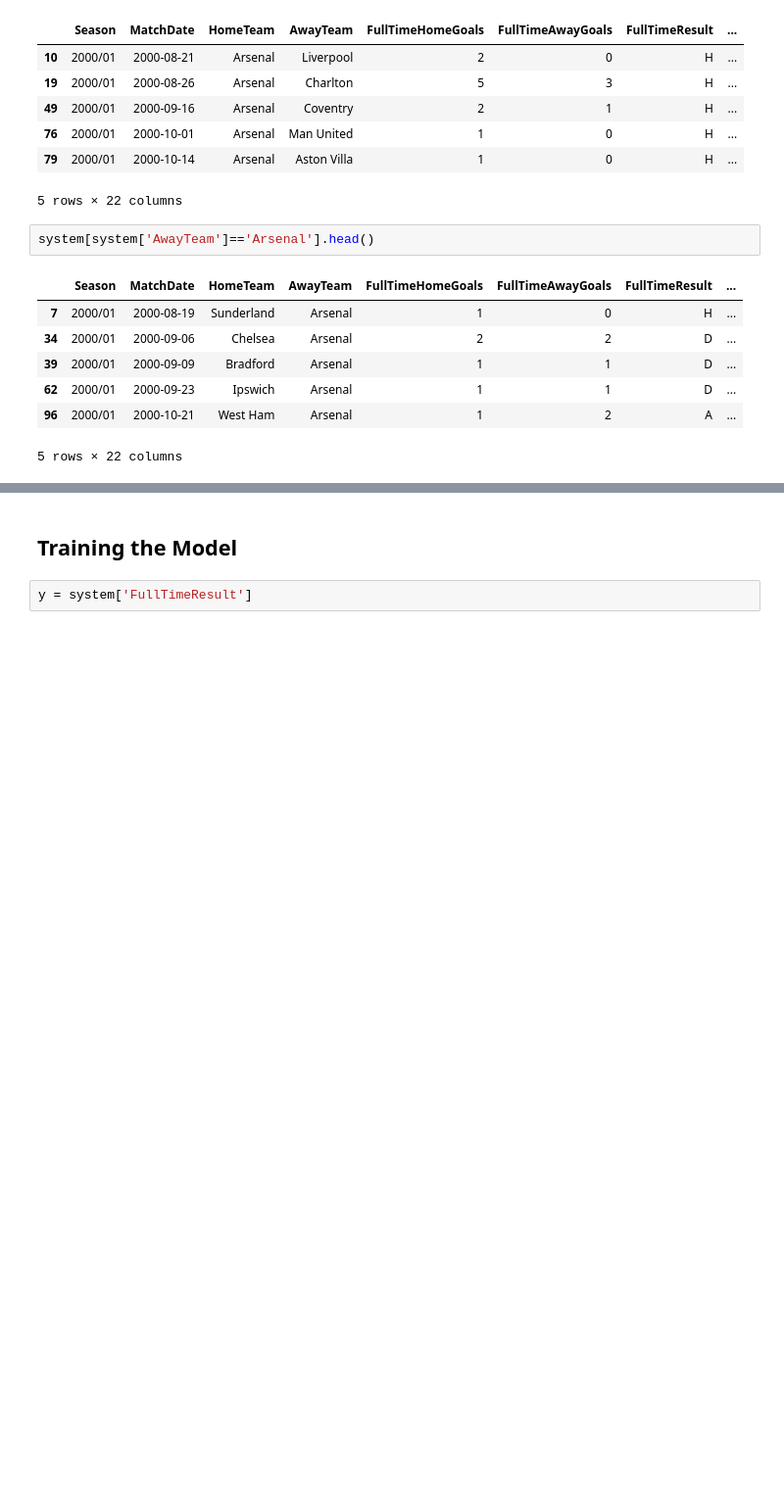
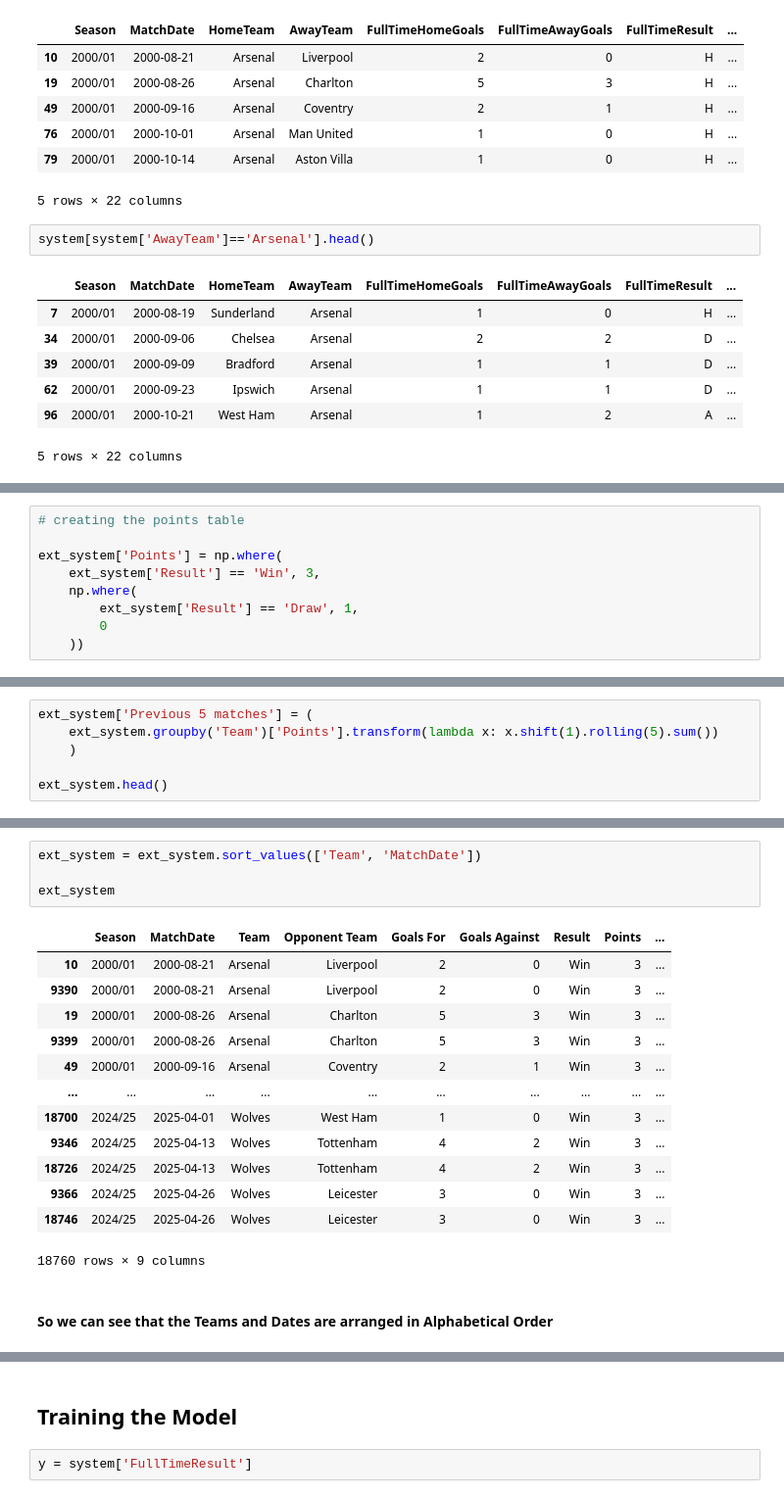
Before and after one commit to nemo-code-ai/epl-prediction-system, a Jupyter notebook: src/epl_prediction_system/system.ipynb, the cells around one changed output, grey strips where cells are left out. Shown at 98% size. Saved outputs shown, nothing was run; the diff lists cells and outputs as text; blank space fills up the shorter version.

```diff
--- a/src/epl_prediction_system/system.ipynb
+++ b/src/epl_prediction_system/system.ipynb
@@ -136,0 +258,9 @@ system[system['AwayTeam']=='Arsenal'].head()
+# %%
+# creating the points table
+
+ext_system['Points'] = np.where(
+    ext_system['Result'] == 'Win', 3,
+    np.where(
+        ext_system['Result'] == 'Draw', 1,
+        0
+    ))
@@ -136,0 +297,6 @@ system[system['AwayTeam']=='Arsenal'].head()
+# %%
+ext_system['Previous 5 matches'] = (
+    ext_system.groupby('Team')['Points'].transform(lambda x: x.shift(1).rolling(5).sum())
+    )
+
+ext_system.head()
@@ -136,0 +353,20 @@ system[system['AwayTeam']=='Arsenal'].head()
+# %%
+ext_system = ext_system.sort_values(['Team', 'MatchDate'])
+
+ext_system
+# %% [output]
+|  | Season | MatchDate | Team | Opponent Team | Goals For | Goals Against | Result | Points | ... |
+| 10 | 2000/01 | 2000-08-21 | Arsenal | Liverpool | 2 | 0 | Win | 3 | ... |
+| 9390 | 2000/01 | 2000-08-21 | Arsenal | Liverpool | 2 | 0 | Win | 3 | ... |
+| 19 | 2000/01 | 2000-08-26 | Arsenal | Charlton | 5 | 3 | Win | 3 | ... |
+| 9399 | 2000/01 | 2000-08-26 | Arsenal | Charlton | 5 | 3 | Win | 3 | ... |
+| 49 | 2000/01 | 2000-09-16 | Arsenal | Coventry | 2 | 1 | Win | 3 | ... |
+| ... | ... | ... | ... | ... | ... | ... | ... | ... | ... |
+| 18700 | 2024/25 | 2025-04-01 | Wolves | West Ham | 1 | 0 | Win | 3 | ... |
+| 9346 | 2024/25 | 2025-04-13 | Wolves | Tottenham | 4 | 2 | Win | 3 | ... |
+| 18726 | 2024/25 | 2025-04-13 | Wolves | Tottenham | 4 | 2 | Win | 3 | ... |
+| 9366 | 2024/25 | 2025-04-26 | Wolves | Leicester | 3 | 0 | Win | 3 | ... |
+| 18746 | 2024/25 | 2025-04-26 | Wolves | Leicester | 3 | 0 | Win | 3 | ... |
+18760 rows × 9 columns
+# %% [markdown]
+#### So we can see that the Teams and Dates are arranged in Alphabetical Order
```
Also changed, not shown: parts of 25 cells of this notebook.
